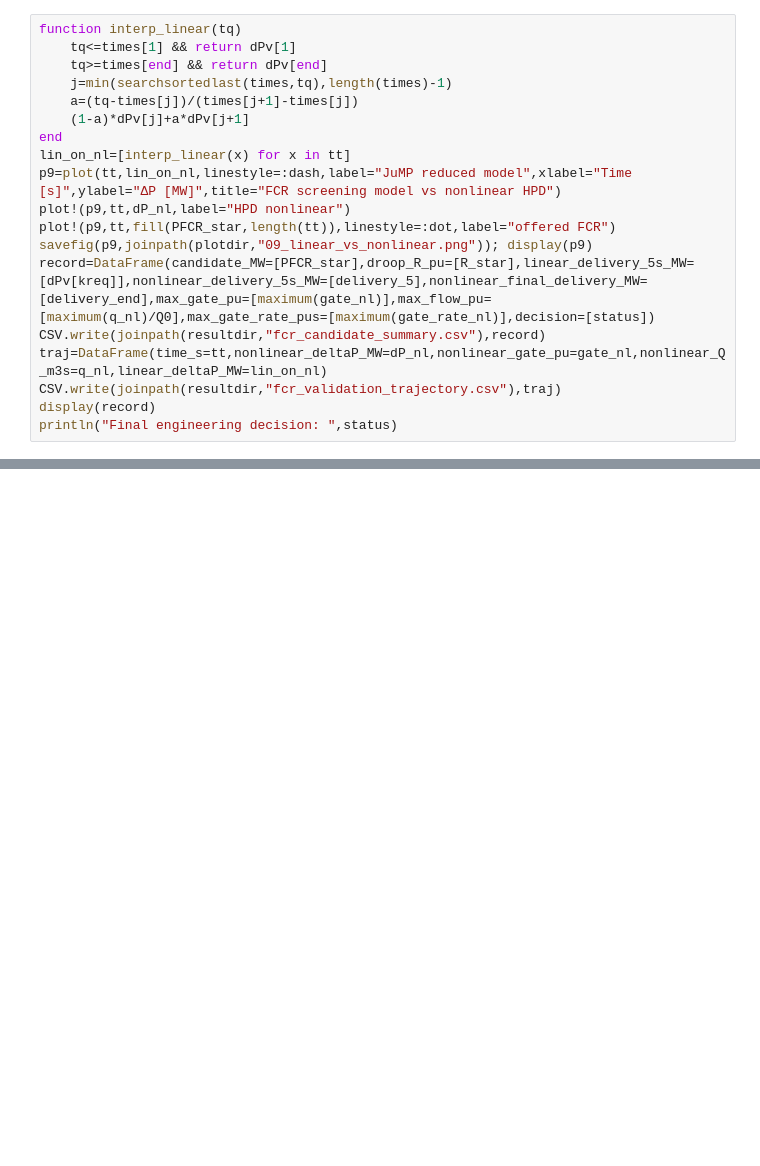
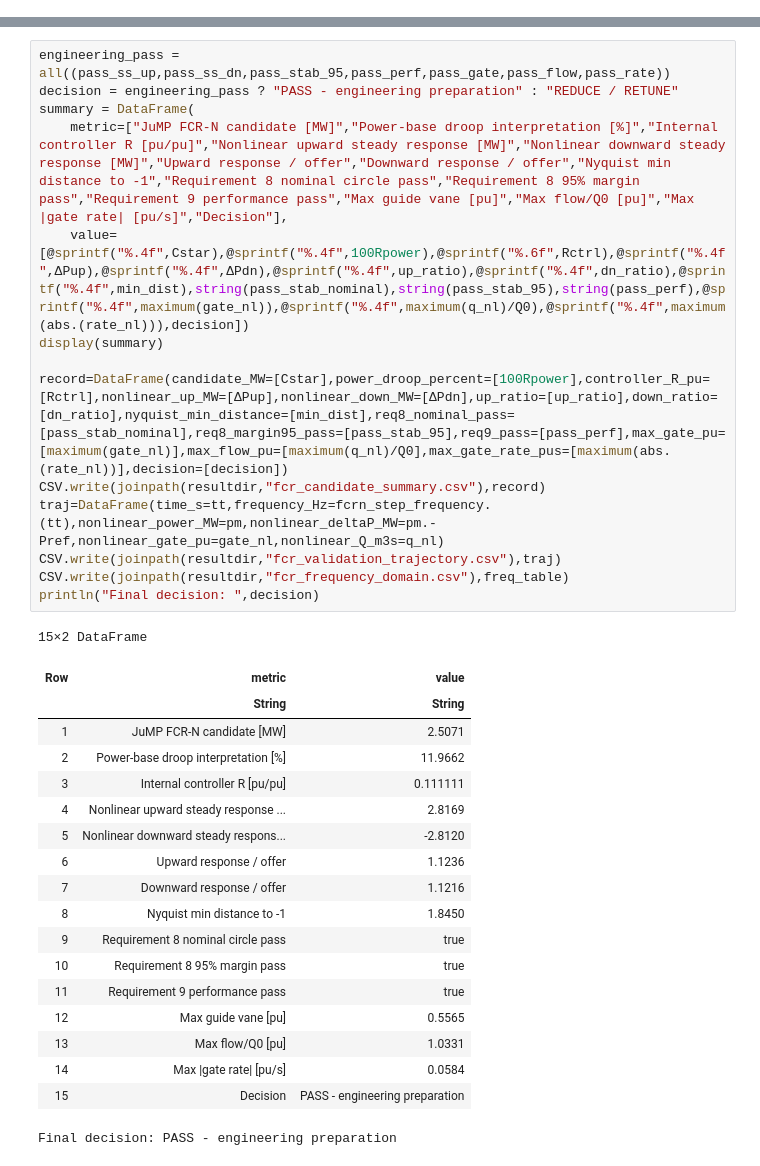
Before and after one commit to pandeysudan1/HydroPowerDynamics.jl, a Jupyter notebook: quick_examples/fcr_prequalification_study/FCR_Prequalification_Study.ipynb, the cells around one changed output, grey strips where cells are left out. Cells and saved outputs as stored; diff of their text form; blank space fills up the shorter version.

```diff
--- a/quick_examples/fcr_prequalification_study/FCR_Prequalification_Study.ipynb
+++ b/quick_examples/fcr_prequalification_study/FCR_Prequalification_Study.ipynb
@@ -297,19 +403,0 @@ A candidate is retained only when the full nonlinear trajectory satisfies the sa
-# %%
-function interp_linear(tq)
-    tq<=times[1] && return dPv[1]
-    tq>=times[end] && return dPv[end]
-    j=min(searchsortedlast(times,tq),length(times)-1)
-    a=(tq-times[j])/(times[j+1]-times[j])
-    (1-a)*dPv[j]+a*dPv[j+1]
-end
-lin_on_nl=[interp_linear(x) for x in tt]
-p9=plot(tt,lin_on_nl,linestyle=:dash,label="JuMP reduced model",xlabel="Time [s]",ylabel="ΔP [MW]",title="FCR screening model vs nonlinear HPD")
-plot!(p9,tt,dP_nl,label="HPD nonlinear")
-plot!(p9,tt,fill(PFCR_star,length(tt)),linestyle=:dot,label="offered FCR")
-savefig(p9,joinpath(plotdir,"09_linear_vs_nonlinear.png")); display(p9)
-record=DataFrame(candidate_MW=[PFCR_star],droop_R_pu=[R_star],linear_delivery_5s_MW=[dPv[kreq]],nonlinear_delivery_5s_MW=[delivery_5],nonlinear_final_delivery_MW=[delivery_end],max_gate_pu=[maximum(gate_nl)],max_flow_pu=[maximum(q_nl)/Q0],max_gate_rate_pus=[maximum(gate_rate_nl)],decision=[status])
-CSV.write(joinpath(resultdir,"fcr_candidate_summary.csv"),record)
-traj=DataFrame(time_s=tt,nonlinear_deltaP_MW=dP_nl,nonlinear_gate_pu=gate_nl,nonlinear_Q_m3s=q_nl,linear_deltaP_MW=lin_on_nl)
-CSV.write(joinpath(resultdir,"fcr_validation_trajectory.csv"),traj)
-display(record)
-println("Final engineering decision: ",status)
@@ -326,0 +409,34 @@ Keep the software layers fixed and replace only the proxy qualification configur
+# %%
+engineering_pass = all((pass_ss_up,pass_ss_dn,pass_stab_95,pass_perf,pass_gate,pass_flow,pass_rate))
+decision = engineering_pass ? "PASS - engineering preparation" : "REDUCE / RETUNE"
+summary = DataFrame(
+    metric=["JuMP FCR-N candidate [MW]","Power-base droop interpretation [%]","Internal controller R [pu/pu]","Nonlinear upward steady response [MW]","Nonlinear downward steady response [MW]","Upward response / offer","Downward response / offer","Nyquist min distance to -1","Requirement 8 nominal circle pass","Requirement 8 95% margin pass","Requirement 9 performance pass","Max guide vane [pu]","Max flow/Q0 [pu]","Max |gate rate| [pu/s]","Decision"],
+    value=[@sprintf("%.4f",Cstar),@sprintf("%.4f",100Rpower),@sprintf("%.6f",Rctrl),@sprintf("%.4f",ΔPup),@sprintf("%.4f",ΔPdn),@sprintf("%.4f",up_ratio),@sprintf("%.4f",dn_ratio),@sprintf("%.4f",min_dist),string(pass_stab_nominal),string(pass_stab_95),string(pass_perf),@sprintf("%.4f",maximum(gate_nl)),@sprintf("%.4f",maximum(q_nl)/Q0),@sprintf("%.4f",maximum(abs.(rate_nl))),decision])
+display(summary)
+
+record=DataFrame(candidate_MW=[Cstar],power_droop_percent=[100Rpower],controller_R_pu=[Rctrl],nonlinear_up_MW=[ΔPup],nonlinear_down_MW=[ΔPdn],up_ratio=[up_ratio],down_ratio=[dn_ratio],nyquist_min_distance=[min_dist],req8_nominal_pass=[pass_stab_nominal],req8_margin95_pass=[pass_stab_95],req9_pass=[pass_perf],max_gate_pu=[maximum(gate_nl)],max_flow_pu=[maximum(q_nl)/Q0],max_gate_rate_pus=[maximum(abs.(rate_nl))],decision=[decision])
+CSV.write(joinpath(resultdir,"fcr_candidate_summary.csv"),record)
+traj=DataFrame(time_s=tt,frequency_Hz=fcrn_step_frequency.(tt),nonlinear_power_MW=pm,nonlinear_deltaP_MW=pm.-Pref,nonlinear_gate_pu=gate_nl,nonlinear_Q_m3s=q_nl)
+CSV.write(joinpath(resultdir,"fcr_validation_trajectory.csv"),traj)
+CSV.write(joinpath(resultdir,"fcr_frequency_domain.csv"),freq_table)
+println("Final decision: ",decision)
+# %% [output]
+15×2 DataFrame
+| Row | metric | value |
+|  | String | String |
+| 1 | JuMP FCR-N candidate [MW] | 2.5071 |
+| 2 | Power-base droop interpretation [%] | 11.9662 |
+| 3 | Internal controller R [pu/pu] | 0.111111 |
+| 4 | Nonlinear upward steady response ... | 2.8169 |
+| 5 | Nonlinear downward steady respons... | -2.8120 |
+| 6 | Upward response / offer | 1.1236 |
+| 7 | Downward response / offer | 1.1216 |
+| 8 | Nyquist min distance to -1 | 1.8450 |
+| 9 | Requirement 8 nominal circle pass | true |
+| 10 | Requirement 8 95% margin pass | true |
+| 11 | Requirement 9 performance pass | true |
+| 12 | Max guide vane [pu] | 0.5565 |
+| 13 | Max flow/Q0 [pu] | 1.0331 |
+| 14 | Max |gate rate| [pu/s] | 0.0584 |
+| 15 | Decision | PASS - engineering preparation |
+Final decision: PASS - engineering preparation
```
Also changed, not shown: parts of 27 cells of this notebook, 12 other files.
